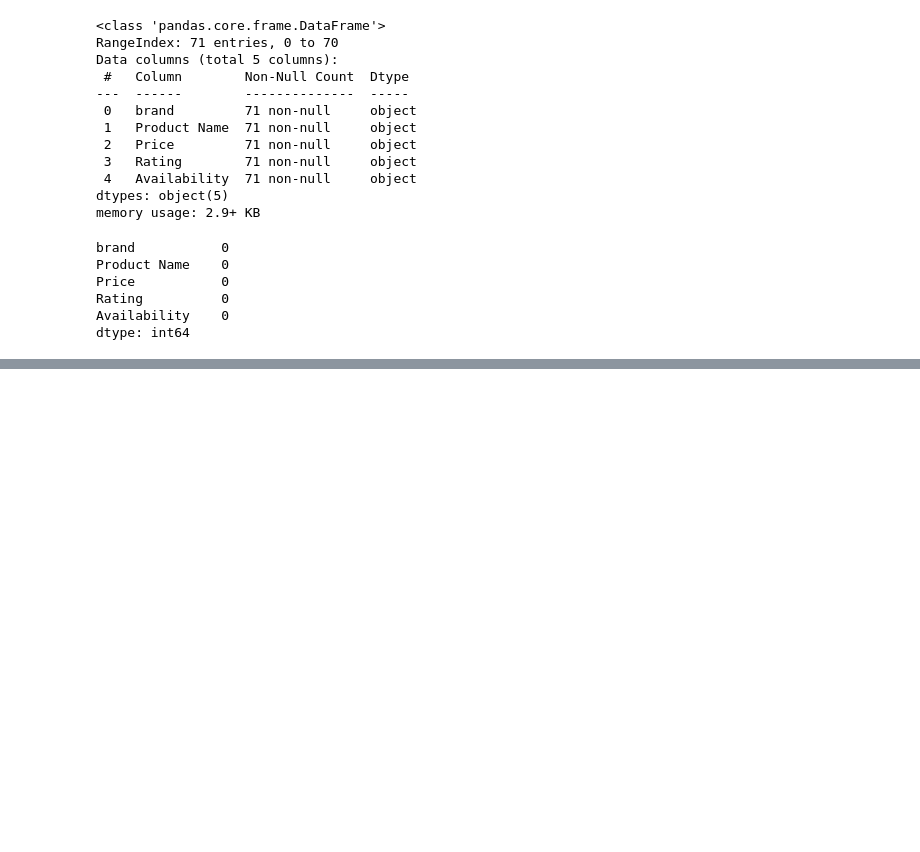
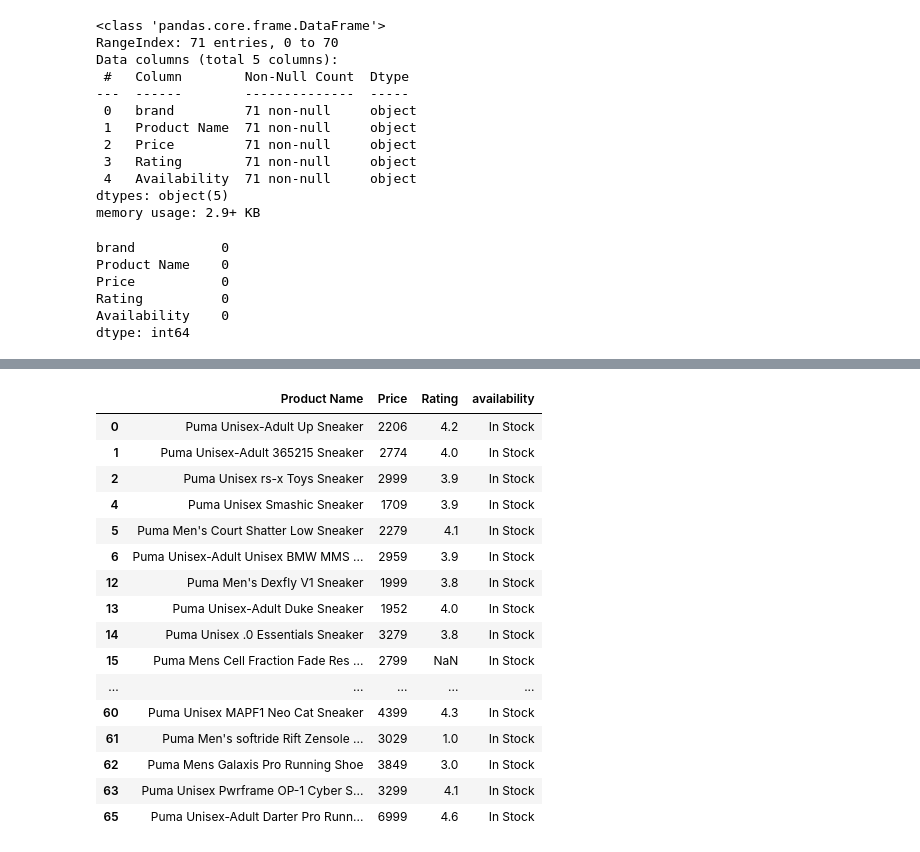
Before and after one commit to Raneesch/Amazon_puma-web-scrapping, a Jupyter notebook: Amazon_puma webScraping.ipynb, the cells around one changed output, grey strips where cells are left out. Cells and saved outputs as stored; diff of their text form; code cells hidden in the pictures; blank space fills up the shorter version.

```diff
--- a/Amazon_puma webScraping.ipynb
+++ b/Amazon_puma webScraping.ipynb
@@ -365,0 +369,20 @@ for i in df['Availability']:
+# %%
+df
+# %% [output]
+|  | Product Name | Price | Rating | availability |
+| 0 | Puma Unisex-Adult Up Sneaker | 2206 | 4.2 | In Stock |
+| 1 | Puma Unisex-Adult 365215 Sneaker | 2774 | 4.0 | In Stock |
+| 2 | Puma Unisex rs-x Toys Sneaker | 2999 | 3.9 | In Stock |
+| 4 | Puma Unisex Smashic Sneaker | 1709 | 3.9 | In Stock |
+| 5 | Puma Men's Court Shatter Low Sneaker | 2279 | 4.1 | In Stock |
+| 6 | Puma Unisex-Adult Unisex BMW MMS ... | 2959 | 3.9 | In Stock |
+| 12 | Puma Men's Dexfly V1 Sneaker | 1999 | 3.8 | In Stock |
+| 13 | Puma Unisex-Adult Duke Sneaker | 1952 | 4.0 | In Stock |
+| 14 | Puma Unisex .0 Essentials Sneaker | 3279 | 3.8 | In Stock |
+| 15 | Puma Mens Cell Fraction Fade Res ... | 2799 | NaN | In Stock |
+| ... | ... | ... | ... | ... |
+| 60 | Puma Unisex MAPF1 Neo Cat Sneaker | 4399 | 4.3 | In Stock |
+| 61 | Puma Men's softride Rift Zensole ... | 3029 | 1.0 | In Stock |
+| 62 | Puma Mens Galaxis Pro Running Shoe | 3849 | 3.0 | In Stock |
+| 63 | Puma Unisex Pwrframe OP-1 Cyber S... | 3299 | 4.1 | In Stock |
+| 65 | Puma Unisex-Adult Darter Pro Runn... | 6999 | 4.6 | In Stock |
```
Also changed, not shown: parts of 16 cells of this notebook, 1 other file.
